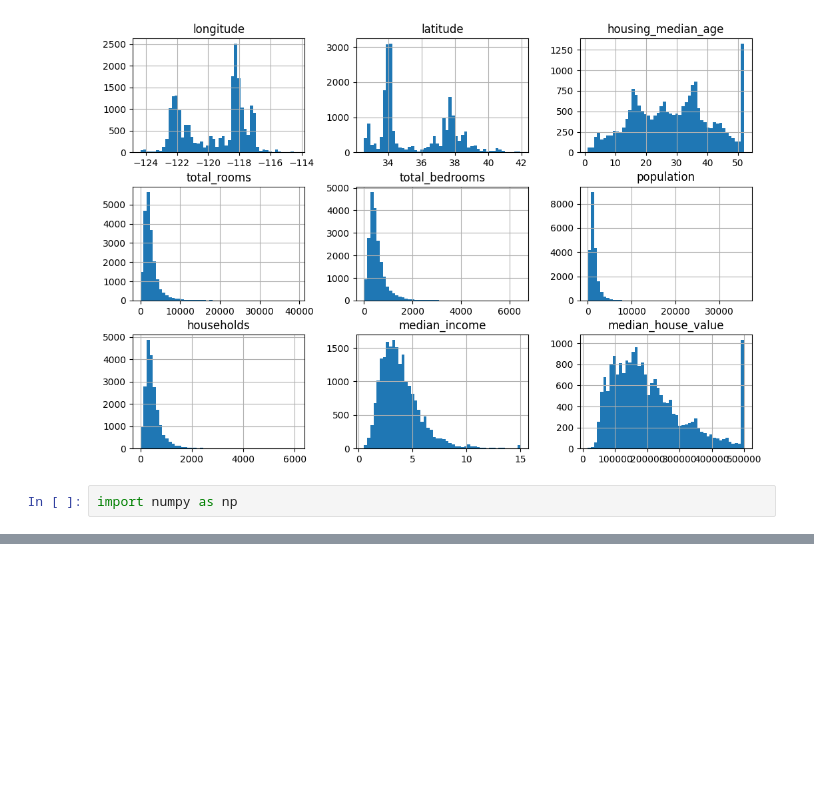
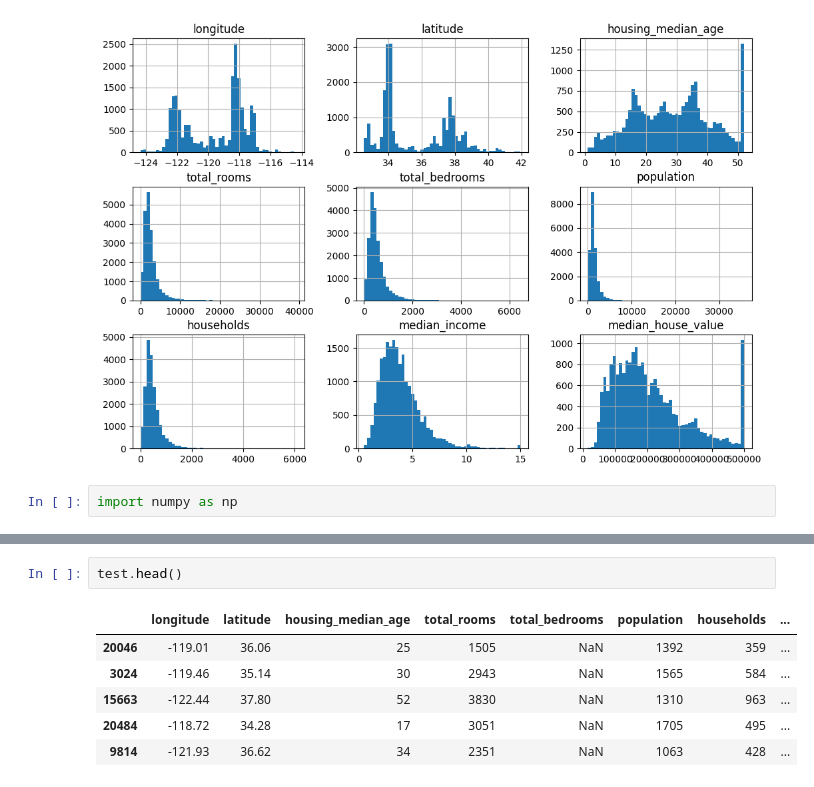
Before and after one commit to codevansh/Python-Project, a Jupyter notebook: learning-data-science--5/jupyter.ipynb, the cells around one changed output, grey strips where cells are left out. Cells and saved outputs as stored; diff of their text form; blank space fills up the shorter version.

```diff
--- a/learning-data-science--5/jupyter.ipynb
+++ b/learning-data-science--5/jupyter.ipynb
@@ -264,0 +268,9 @@ train.head()
+# %%
+test.head()
+# %% [output]
+|  | longitude | latitude | housing_median_age | total_rooms | total_bedrooms | population | households | ... |
+| 20046 | -119.01 | 36.06 | 25 | 1505 | NaN | 1392 | 359 | ... |
+| 3024 | -119.46 | 35.14 | 30 | 2943 | NaN | 1565 | 584 | ... |
+| 15663 | -122.44 | 37.80 | 52 | 3830 | NaN | 1310 | 963 | ... |
+| 20484 | -118.72 | 34.28 | 17 | 3051 | NaN | 1705 | 495 | ... |
+| 9814 | -121.93 | 36.62 | 34 | 2351 | NaN | 1063 | 428 | ... |
```
Also changed, not shown: parts of 5 cells of this notebook.
